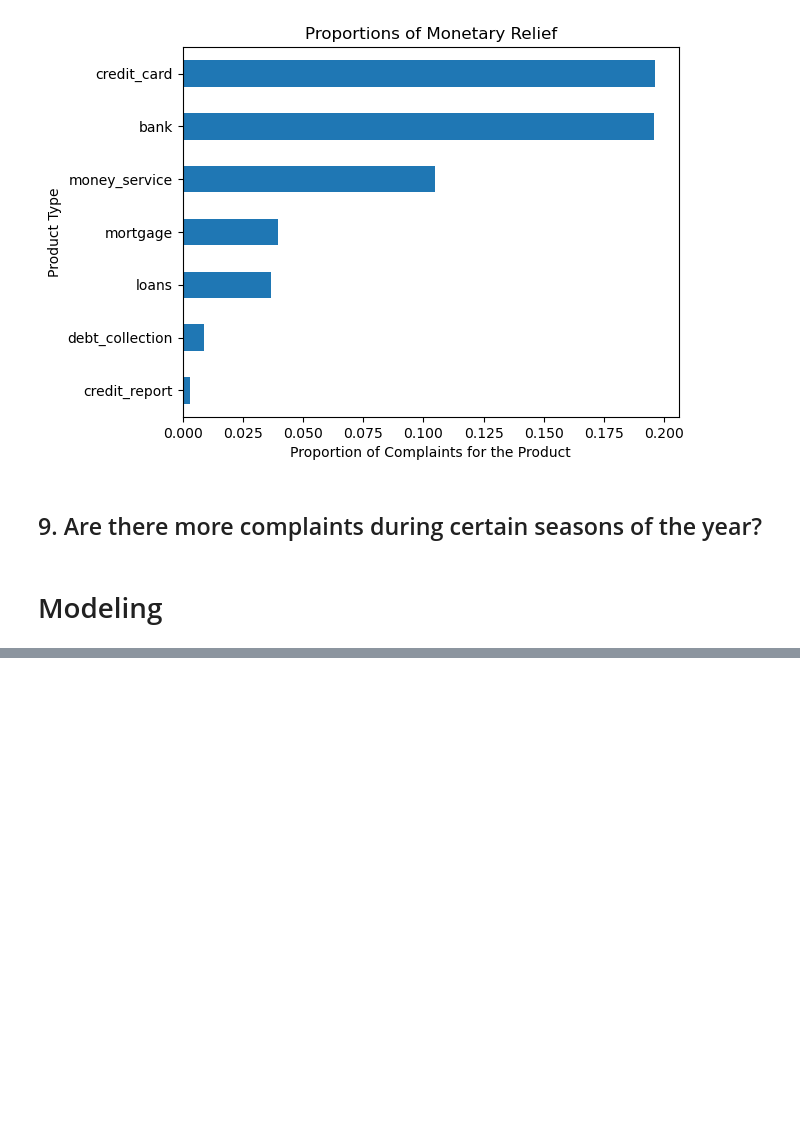
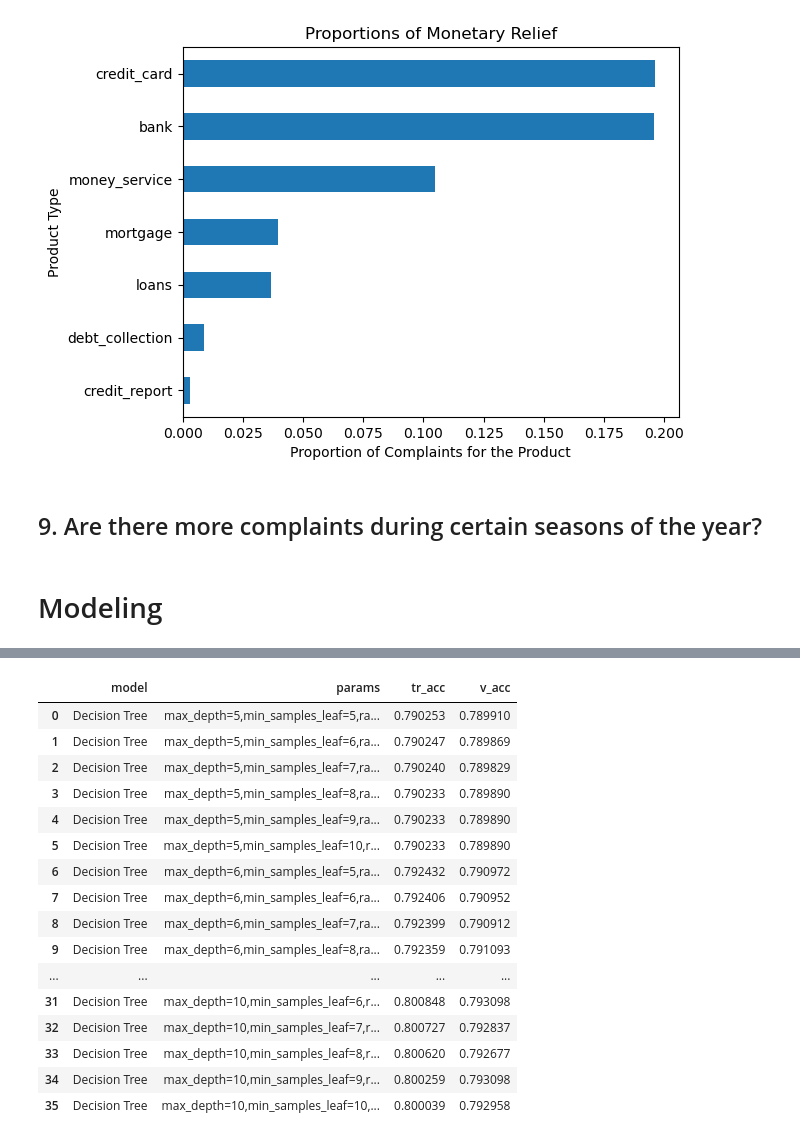
Before and after one commit to DATA-TRAC/consumer-complaint-response, a Jupyter notebook: tyler_notebook.ipynb, the cells around one changed output, grey strips where cells are left out. Drawn from its saved outputs; the diff is of its cells as text; code cells hidden in the pictures; blank space fills up the shorter version.

```diff
--- a/tyler_notebook.ipynb
+++ b/tyler_notebook.ipynb
@@ -114,5 +114,4 @@ imports loaded successfully, awaiting commands...
 # %% [markdown]
 # Explore
 # %%
-df_lem = pd.read_parquet('df_prep.parquet')
-df_lem.head(1)
+df_prep = pd.read_parquet('cfpb_prep.parquet')
@@ -122,5 +118,5 @@ df_lem.head(1)
 # %%
-train, validate, test = w.split_data(df_lem,'company_response_to_consumer')
+train, validate, test = w.split_data(df_prep,'company_response_to_consumer')
 # %% [output]
 Prepared DF: (1246736, 8)
 Train: (748041, 8)
@@ -564,0 +735,21 @@ def cat_nb_models(Xtr,ytr,Xv,yv):
+# %%
+tree_tf_results = tree_models(X_train_tf,y_train,X_val_tf,y_val)
+tree_tf_results
+# %% [output]
+|  | model | params | tr_acc | v_acc |
+| 0 | Decision Tree | max_depth=5,min_samples_leaf=5,ra... | 0.790253 | 0.789910 |
+| 1 | Decision Tree | max_depth=5,min_samples_leaf=6,ra... | 0.790247 | 0.789869 |
+| 2 | Decision Tree | max_depth=5,min_samples_leaf=7,ra... | 0.790240 | 0.789829 |
+| 3 | Decision Tree | max_depth=5,min_samples_leaf=8,ra... | 0.790233 | 0.789890 |
+| 4 | Decision Tree | max_depth=5,min_samples_leaf=9,ra... | 0.790233 | 0.789890 |
+| 5 | Decision Tree | max_depth=5,min_samples_leaf=10,r... | 0.790233 | 0.789890 |
+| 6 | Decision Tree | max_depth=6,min_samples_leaf=5,ra... | 0.792432 | 0.790972 |
+| 7 | Decision Tree | max_depth=6,min_samples_leaf=6,ra... | 0.792406 | 0.790952 |
+| 8 | Decision Tree | max_depth=6,min_samples_leaf=7,ra... | 0.792399 | 0.790912 |
+| 9 | Decision Tree | max_depth=6,min_samples_leaf=8,ra... | 0.792359 | 0.791093 |
+| ... | ... | ... | ... | ... |
+| 31 | Decision Tree | max_depth=10,min_samples_leaf=6,r... | 0.800848 | 0.793098 |
+| 32 | Decision Tree | max_depth=10,min_samples_leaf=7,r... | 0.800727 | 0.792837 |
+| 33 | Decision Tree | max_depth=10,min_samples_leaf=8,r... | 0.800620 | 0.792677 |
+| 34 | Decision Tree | max_depth=10,min_samples_leaf=9,r... | 0.800259 | 0.793098 |
+| 35 | Decision Tree | max_depth=10,min_samples_leaf=10,... | 0.800039 | 0.792958 |
```
Also changed, not shown: parts of 54 cells of this notebook.
